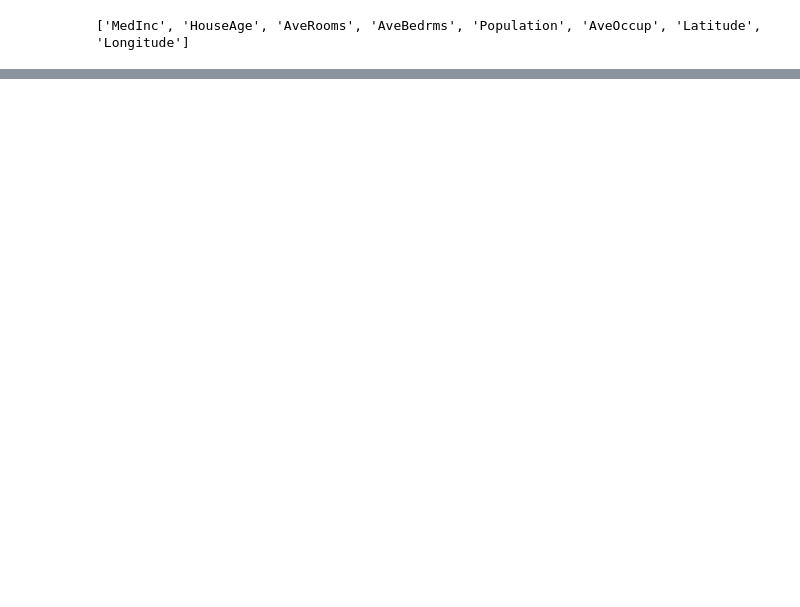
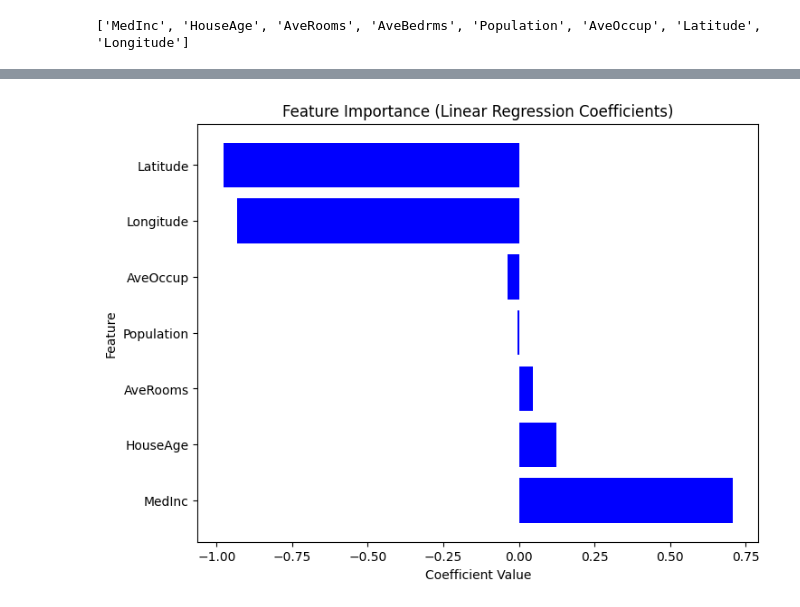
Before and after one commit to MC0117/housing-prices, a Jupyter notebook: housingprices.ipynb, the cells around one changed output, grey strips where cells are left out. Cells and saved outputs as stored; diff of their text form; code cells hidden in the pictures; blank space fills up the shorter version.

Commit message:
finished plotting etc, really interesting experimenting with colinerarity

```diff
--- a/housingprices.ipynb
+++ b/housingprices.ipynb
@@ -9,7 +9,7 @@ housing = fetch_california_housing()
 
 print(housing.feature_names)
 
-X = pd.DataFrame(housing.data, columns=housing.feature_names)#[["AveRooms", "Latitude", "Longitude"]]
+X = pd.DataFrame(housing.data, columns=housing.feature_names).drop(columns="AveBedrms")
 
 y = housing.target
 # %% [output]
@@ -47,0 +85,16 @@ R-squared: 0.5888
+# %%
+coef_df = pd.DataFrame({"Feature": X.columns, "Coefficent Value": model.coef_})
+coef_df = coef_df.sort_values("Coefficent Value", ascending=False)
+# %%
+# Sort dataframe by coefficients.
+
+
+# Create plot.
+plt.figure(figsize=(8,6))
+plt.barh(coef_df["Feature"], coef_df["Coefficent Value"], color="blue")
+plt.xlabel("Coefficient Value")
+plt.ylabel("Feature")
+plt.title("Feature Importance (Linear Regression Coefficients)")
+plt.show()
+# %% [output]
+[figure, added]
```
Also changed, not shown: parts of 4 cells of this notebook.
